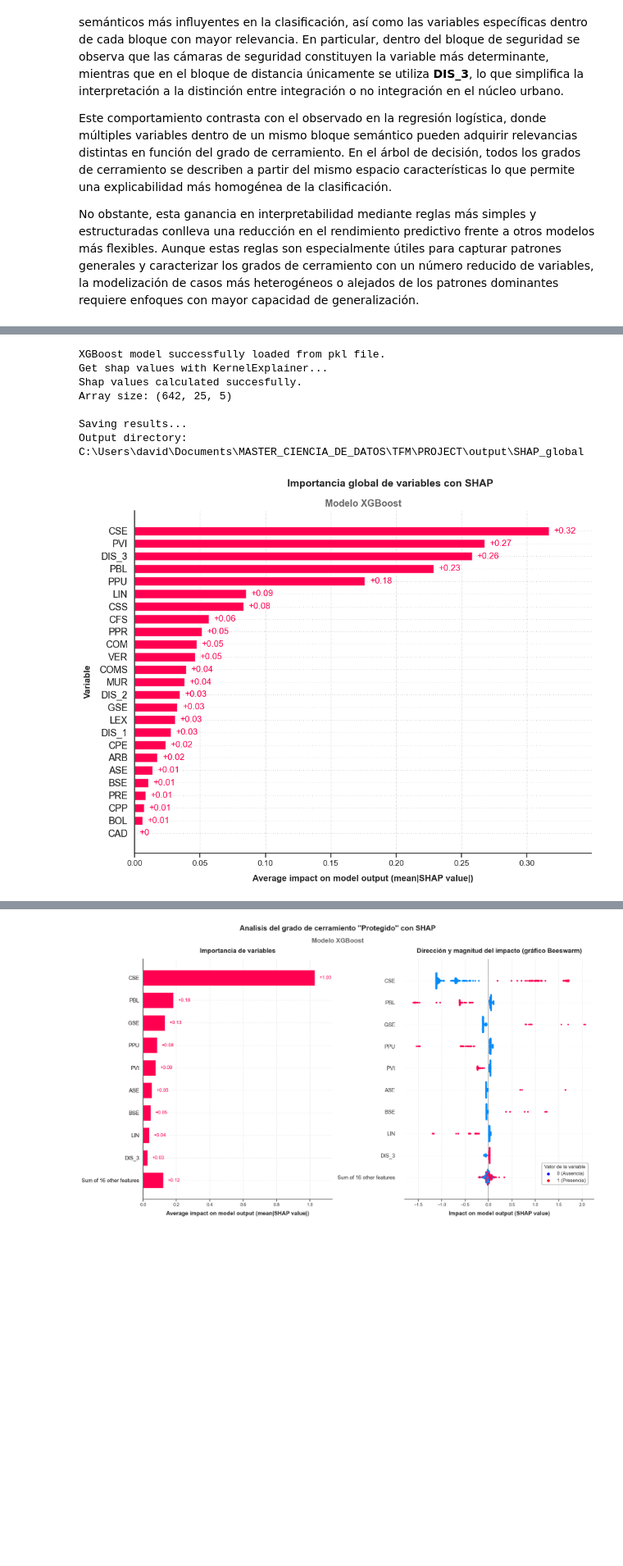
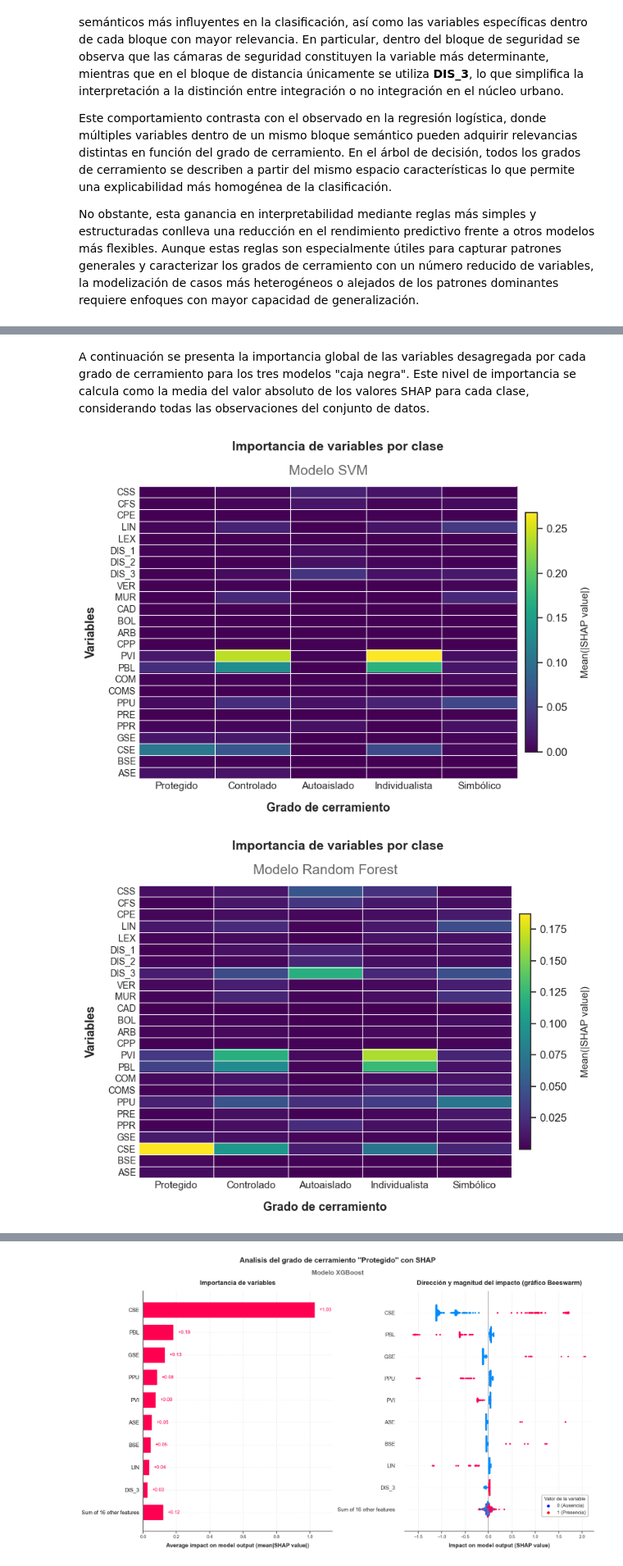
Before and after one commit to davidfernxndez/urban-residential-classification, a Jupyter notebook: notebooks/06_Interpretability_analysis.ipynb, the cells around one changed output, grey strips where cells are left out. Shown at 82% size. Drawn from its saved outputs; the diff is of its cells as text; code cells hidden in the pictures; blank space fills up the shorter version.

```diff
--- a/notebooks/06_Interpretability_analysis.ipynb
+++ b/notebooks/06_Interpretability_analysis.ipynb
@@ -408,15 +479,9 @@ plot_shap_global_feature_importance(cfg, shap_values_RF, model_name="Random Fore
-# %%
-XG_artifact_path =  os.path.join(models_folder,"XGBoost_model.pkl")
-shap_values_XG = get_shap_tree(cfg, XG_artifact_path)
-# %% [output]
-XGBoost model successfully loaded from pkl file.
-Get shap values with KernelExplainer...
-Shap values calculated succesfully.
-Array size: (642, 25, 5)
-
-Saving results...
-Output directory: C:\Users\david\Documents\MASTER_CIENCIA_DE_DATOS\TFM\PROJECT\output\SHAP_global
-# %%
-plot_shap_global_feature_importance(cfg, shap_values_XG, model_name="XGBoost", num_features_display=25)
-# %% [output]
-[figure, removed]
+# %% [markdown]
+A continuación se presenta la importancia global de las variables desagregada por cada grado de cerramiento para los tres modelos "caja negra". Este nivel de importancia se calcula como la media del valor absoluto de los valores SHAP para cada clase, considerando todas las observaciones del conjunto de datos.
+# %%
+plot_shap_heatmap(cfg, shap_values_SVM, "SVM", figsize=[8, 6])
+plot_shap_heatmap(cfg, shap_values_RF, "Random Forest", figsize=[8, 6])
+plot_shap_heatmap(cfg, shap_values_XG, "XGBoost", figsize=[8, 6])
+# %% [output]
+[figure, added]
+[figure, added]
```
Also changed, not shown: parts of 29 cells of this notebook, 2 other files.
